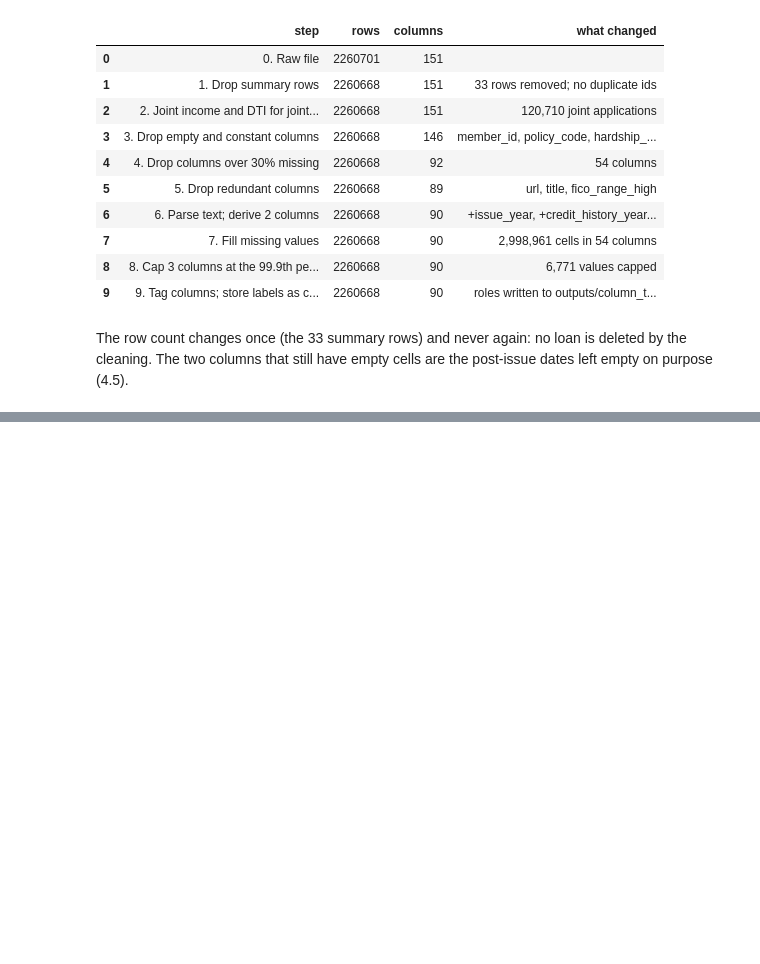
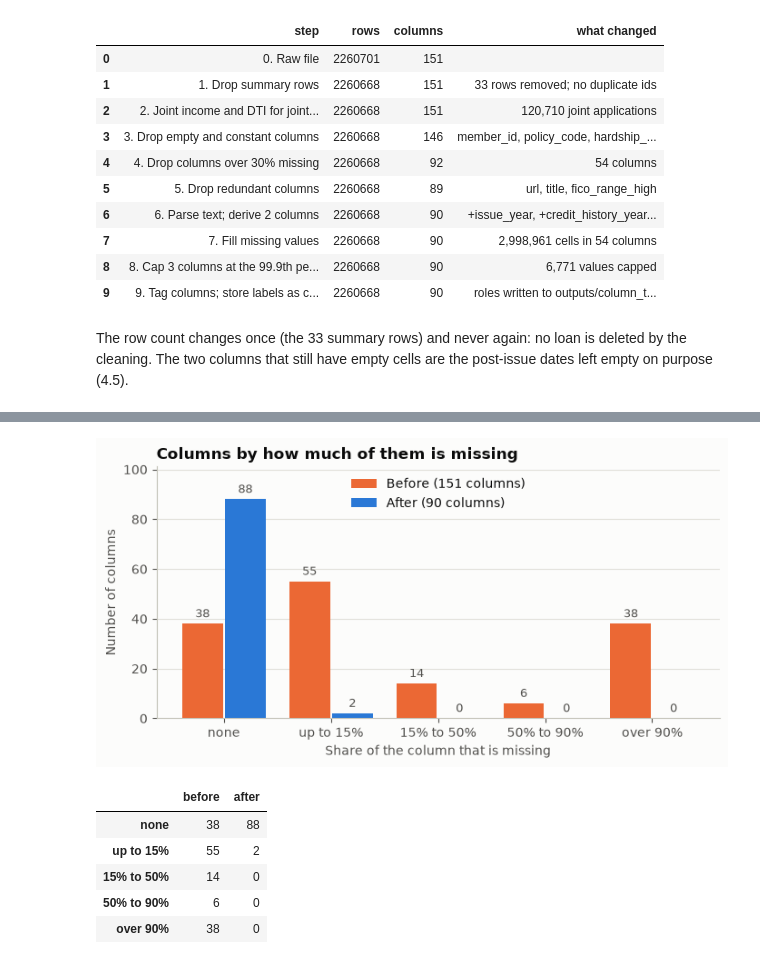
Before and after one commit to dhruvinn25/credibility-gamble, a Jupyter notebook: notebooks/01_data_prep.ipynb, the cells around one changed output, grey strips where cells are left out. Saved outputs shown, nothing was run; the diff lists cells and outputs as text; code cells hidden in the pictures; blank space fills up the shorter version.

```diff
--- a/notebooks/01_data_prep.ipynb
+++ b/notebooks/01_data_prep.ipynb
@@ -1168,0 +1173,9 @@ The row count changes once (the 33 summary rows) and never again: no loan is del
+# %%
+import gc
+
+del df
+gc.collect()
+
+clean = pd.read_parquet(CLEAN_PATH)
+miss_after = clean.isna().mean().mul(100)
+print(f"Reloaded {CLEAN_PATH.relative_to(ROOT).as_posix()}: {clean.shape[0]:,} rows x {clean.shape[1]} columns")
@@ -1168,0 +1237,29 @@ The row count changes once (the 33 summary rows) and never again: no loan is del
+# %%
+bands_after = pd.cut(miss_after, BAND_EDGES, labels=BAND_LABELS).value_counts().reindex(BAND_LABELS)
+
+fig, ax = plt.subplots(figsize=(8, 3.6))
+x = np.arange(len(BAND_LABELS))
+w = 0.38
+b_before = ax.bar(x - w / 2 - 0.01, bands_before.values, w, color=ORANGE, label=f"Before ({n_cols_raw} columns)")
+b_after = ax.bar(x + w / 2 + 0.01, bands_after.values, w, color=BLUE, label=f"After ({clean.shape[1]} columns)")
+ax.bar_label(b_before, padding=3, color=INK2, fontsize=9)
+ax.bar_label(b_after, padding=3, color=INK2, fontsize=9)
+ax.set_xticks(x, BAND_LABELS)
+ax.set_title("Columns by how much of them is missing")
+ax.set_xlabel("Share of the column that is missing")
+ax.set_ylabel("Number of columns")
+ax.set_ylim(0, max(bands_before.max(), bands_after.max()) * 1.15)
+ax.grid(axis="x", visible=False)
+ax.legend(loc="upper center")
+save(fig, "05_missing_before_after.png")
+plt.show()
+
+pd.DataFrame({"before": bands_before, "after": bands_after})
+# %% [output]
+[figure, added]
+|  | before | after |
+| none | 38 | 88 |
+| up to 15% | 55 | 2 |
+| 15% to 50% | 14 | 0 |
+| 50% to 90% | 6 | 0 |
+| over 90% | 38 | 0 |
```
Also changed, not shown: parts of 17 cells of this notebook, 4 other files.
